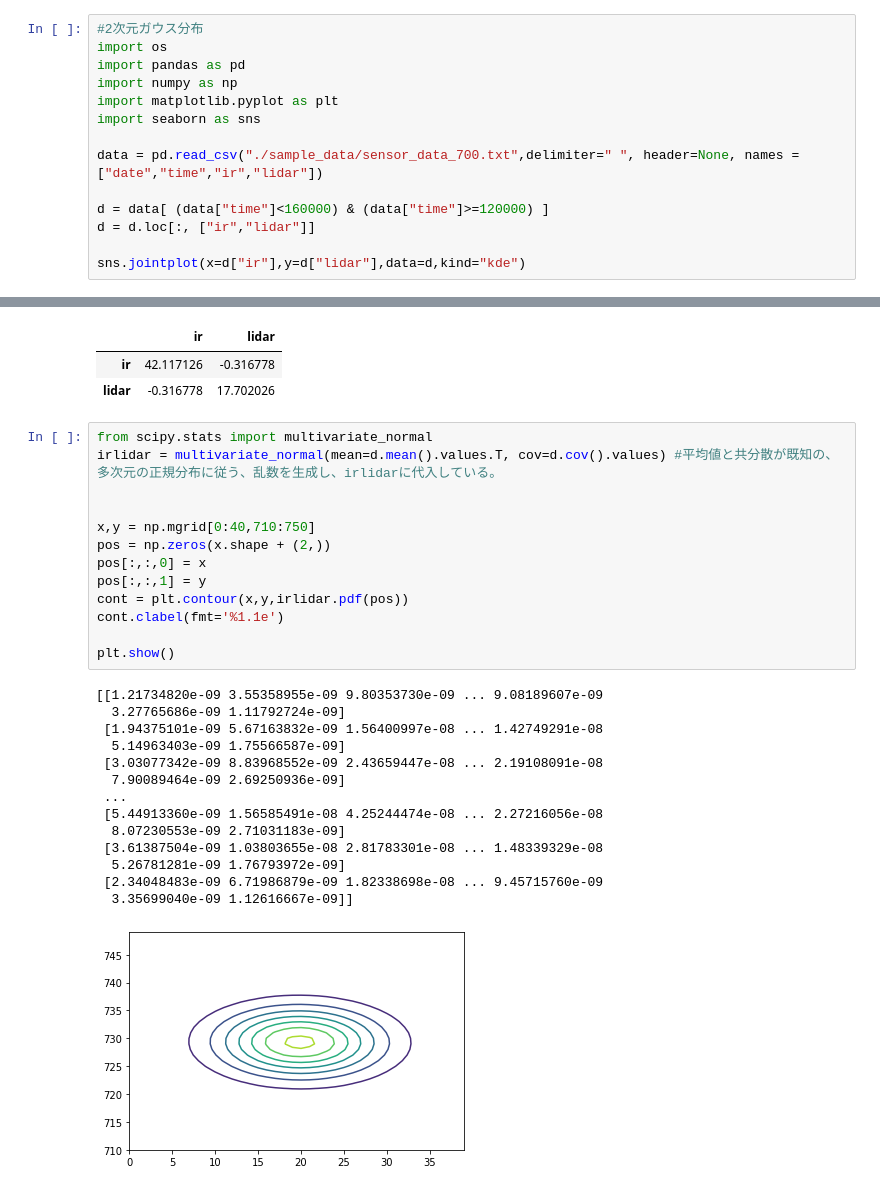
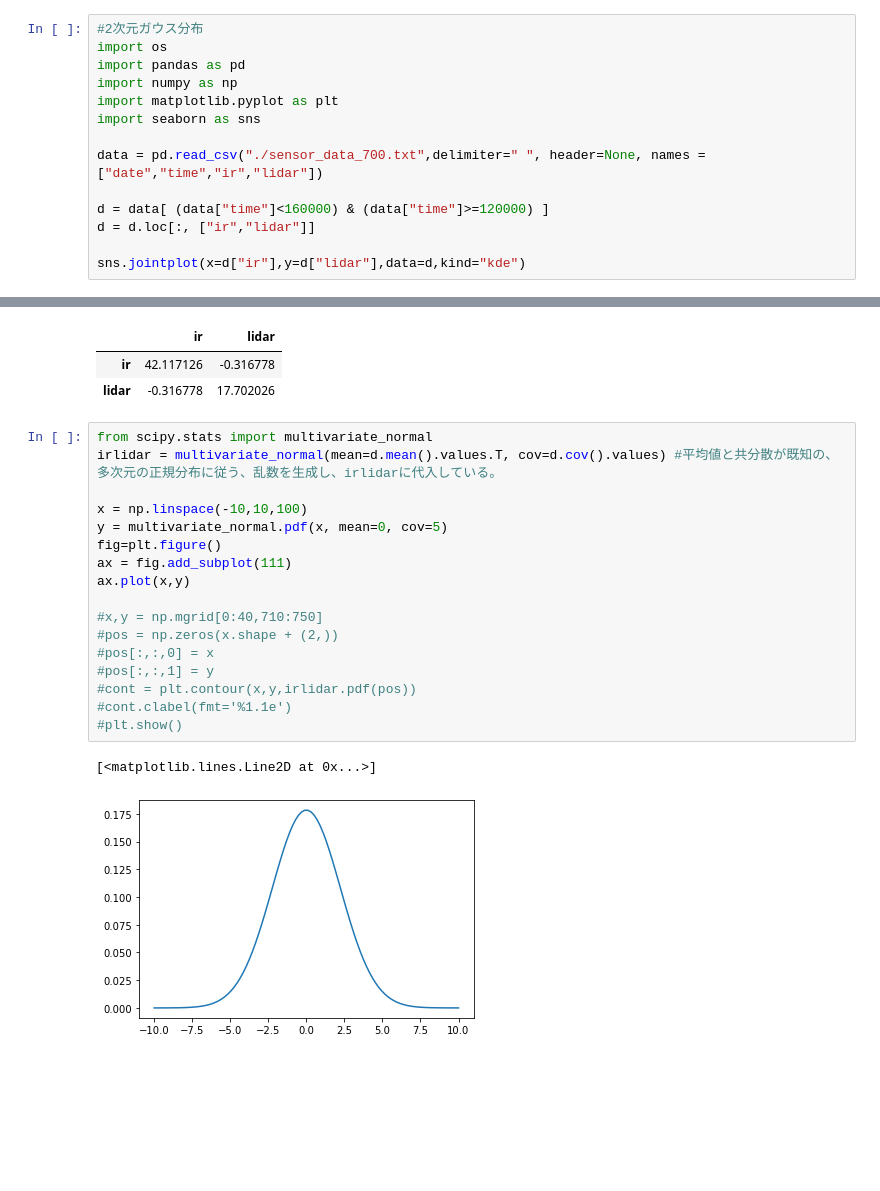
Before and after one commit to AkinaNagai/ori_lnpr_book_codes, a Jupyter notebook: section_sensor/multi_gauss1.ipynb, the cells around one changed output, grey strips where cells are left out. Drawn from its saved outputs; the diff is of its cells as text; blank space fills up the shorter version.

```diff
--- a/section_sensor/multi_gauss1.ipynb
+++ b/section_sensor/multi_gauss1.ipynb
@@ -6,7 +6,7 @@ import numpy as np
 import matplotlib.pyplot as plt
 import seaborn as sns
 
-data = pd.read_csv("./sample_data/sensor_data_700.txt",delimiter=" ", header=None, names = ["date","time","ir","lidar"])
+data = pd.read_csv("./sensor_data_700.txt",delimiter=" ", header=None, names = ["date","time","ir","lidar"])
 
 d = data[ (data["time"]<160000) & (data["time"]>=120000) ]
 d = d.loc[:, ["ir","lidar"]]
@@ -43,28 +43,20 @@ d.cov()
 # %%
 from scipy.stats import multivariate_normal
 irlidar = multivariate_normal(mean=d.mean().values.T, cov=d.cov().values) #平均値と共分散が既知の、多次元の正規分布に従う、乱数を生成し、irlidarに代入している。
 
+x = np.linspace(-10,10,100)
+y = multivariate_normal.pdf(x, mean=0, cov=5)
+fig=plt.figure()
+ax = fig.add_subplot(111)
+ax.plot(x,y)
 
-x,y = np.mgrid[0:40,710:750]
-pos = np.zeros(x.shape + (2,))
-pos[:,:,0] = x
-pos[:,:,1] = y
-cont = plt.contour(x,y,irlidar.pdf(pos))
-cont.clabel(fmt='%1.1e')
-
-plt.show()
+#x,y = np.mgrid[0:40,710:750]
+#pos = np.zeros(x.shape + (2,))
+#pos[:,:,0] = x
+#pos[:,:,1] = y
+#cont = plt.contour(x,y,irlidar.pdf(pos))
+#cont.clabel(fmt='%1.1e')
+#plt.show()
 # %% [output]
-[[1.21734820e-09 3.55358955e-09 9.80353730e-09 ... 9.08189607e-09
-  3.27765686e-09 1.11792724e-09]
- [1.94375101e-09 5.67163832e-09 1.56400997e-08 ... 1.42749291e-08
-  5.14963403e-09 1.75566587e-09]
- [3.03077342e-09 8.83968552e-09 2.43659447e-08 ... 2.19108091e-08
-  7.90089464e-09 2.69250936e-09]
- ...
- [5.44913360e-09 1.56585491e-08 4.25244474e-08 ... 2.27216056e-08
-  8.07230553e-09 2.71031183e-09]
- [3.61387504e-09 1.03803655e-08 2.81783301e-08 ... 1.48339329e-08
-  5.26781281e-09 1.76793972e-09]
- [2.34048483e-09 6.71986879e-09 1.82338698e-08 ... 9.45715760e-09
-  3.35699040e-09 1.12616667e-09]]
+[<matplotlib.lines.Line2D at 0x...>]
-[figure, old version]
+[figure, new version]
```
Also changed, not shown: parts of 2 cells of this notebook, 1 other file.
